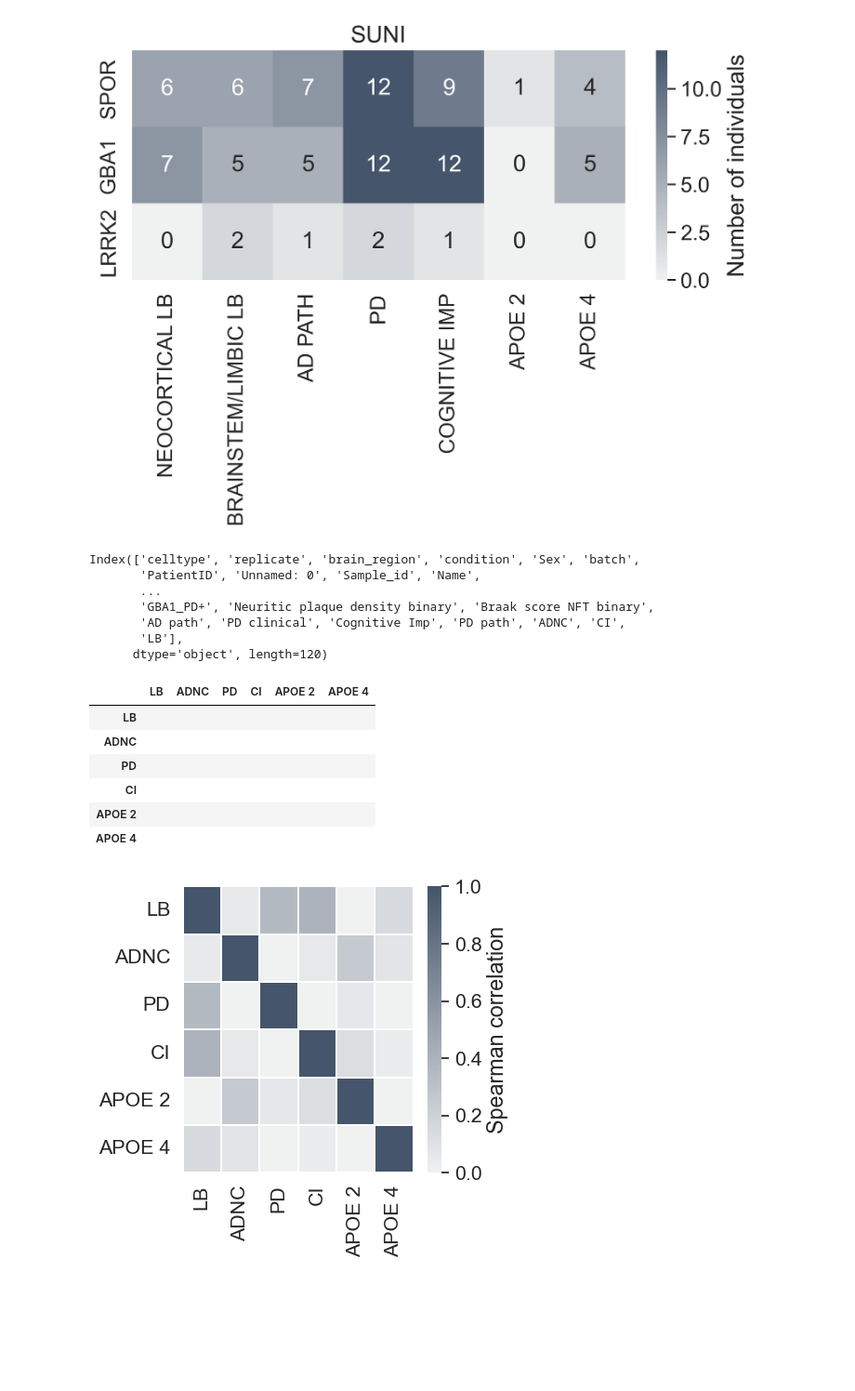
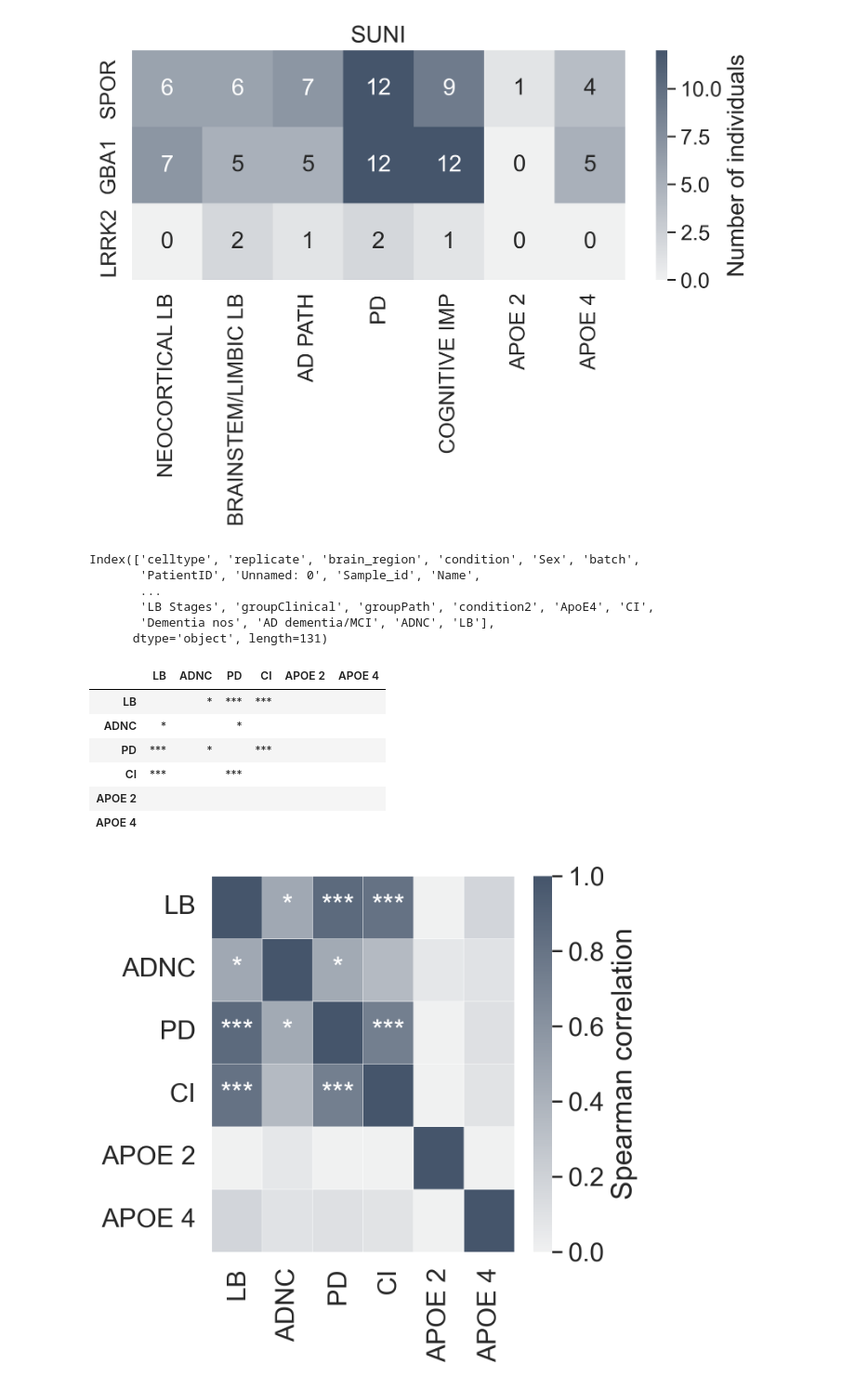
Before and after one commit to elo-nsrb/PD-epigenomic-analysis, a Jupyter notebook: src/1_ATAC-seq_cohort_overview.ipynb, the cells around one changed output. Shown at 93% size. Cells and saved outputs as stored; diff of their text form; code cells hidden in the pictures; blank space fills up the shorter version.

```diff
--- a/src/1_ATAC-seq_cohort_overview.ipynb
+++ b/src/1_ATAC-seq_cohort_overview.ipynb
@@ -4,8 +4,9 @@ import anndata as ad
 from statsmodels.stats.multitest import multipletests
 import matplotlib
 import scanpy as sc
+from scipy.stats import pearsonr, spearmanr
 from utils import *
-atac_input_file_name = "../../Cellformer/cellformer_PD/adata_deconvolution_PD_2024_trained_all_filtered_Nov24.h5ad"
+atac_input_file_name = "../../Cellformer/cellformer_PD/adata_deconvolution_PD_2024_trained_all_filtered_Jan6_lognorm_0.2.h5ad"
 outdir = "./outdir/"
 # %%
 ##Load data
@@ -255,7 +268,7 @@ adata.obs["condition"] = adata.obs["condition"].replace({"GBA1-PD+":"GBA1", "LRR
 phenotype = ["CTRL","SPOR", "GBA1",  "LRRK2"]
 # pathology = ["Neocortical LB", "Brainstem/Limbic LB","Neuritic plaque density binary", "Braak score NFT binary"]#, "xxx.obt",'xxx.brain_stem_ix_x', 'xxx.brain_stem_lc', 'xxx.bf_amygdala', 'xxx.brain_stem_sn',
            # 'xxx.bf_trans', 'xxx.bf_cing', 'xxx.nctx_temporal', 'xxx.nctx_frontal','xxx.nctx_parietal']
-functional = ["LB",  "ADNC", 'xxx.PD', "CI"]#"Neocortical LB", "Brainstem/Limbic LB",
+functional = ["LB",  "ADNC", 'xxx.PD', "CI",]#"Neocortical LB", "Brainstem/Limbic LB",
 functional2 = ["LB",  "ADNC", 'xxx.PD']
 
 func_2 = ["Dementia nos", "AD dementia/MCI"]
@@ -268,17 +281,19 @@ adata.obs["LB"] = adata.obs['xxx.Unified LB Stage'].map({"0. No Lewy bodies":0,"
                                                      "lll. Brainstem/Limbic":1,"lla. Brainstem Predominant":1,
                                                                "llb. Limbic Predominant":1}).values
 # %%
+
+meth = spearmanr
 def getpvalue(x, y):
     val_ind = np.where((x!=np.nan)&(y!=np.nan))
     x = x[val_ind]
     y = y[val_ind]
-    _, pval = spearmanr(x,y)
+    _, pval = meth(x,y)
     return pval
 def getspearman(x, y):
     val_ind = np.where((x!=np.nan)&(y!=np.nan))
     x = x[val_ind]
     y = y[val_ind]
-    sp, _ = spearmanr(x,y)
+    sp, _ = meth(x,y)
     return sp
 
 def getnum(x, y):
@@ -300,39 +315,38 @@ if True:
 
     mat = tmp.corr(method=getspearman)
     print(adata.obs.columns)
     mat = mat.loc[functional + genotype,:][ functional + genotype]
     p = p.loc[functional + genotype,:][ functional + genotype]
     mat.columns = [it.replace("xxx.","").replace("is_","").replace("_"," ").upper() for it in mat.columns.tolist()]
     p.columns = [it.replace("xxx.","").replace("is_","").replace("_"," ").upper() for it in p.columns.tolist()]
     mat.index = [it.replace("xxx.","").replace("is_","").replace("_"," ").upper() for it in mat.index.tolist()]
     p.index = [it.replace("xxx.","").replace("is_","").replace("_"," ").upper() for it in p.index.tolist()]
 
     p = p*p.shape[0]*p.shape[1]
     p = p.applymap(lambda x: ''.join(['*' for t in [.05, .01, .001] if x<=t]))
 
     sns.set(font_scale=1.4,style="white")
     fig, ax= plt.subplots(figsize=(4, 4))
     sns.heatmap(mat.T,cmap=cmap,  ax=ax, fmt="s", annot=p.T, #mat.astype(int).T,
                 cbar_kws={"label":"Spearman correlation"},vmin=0, vmax=1,
                linewidth=0.2)#, figsize=(12,12), dendrogram_ratio=0.1, cbar_kws={"label":"Pearson's R"})
     # plt.show()
 
 plt.savefig(os.path.join(outdir, "heatmap_cormidity_interaction.svg"))
 # plt.savefig(outdir + "/covariate_patient_correlation.svg")
 p
 # %% [output]
 Index(['celltype', 'replicate', 'brain_region', 'condition', 'Sex', 'batch',
        'PatientID', 'Unnamed: 0', 'Sample_id', 'Name',
        ...
-       'GBA1_PD+', 'Neuritic plaque density binary', 'Braak score NFT binary',
-       'AD path', 'PD clinical', 'Cognitive Imp', 'PD path', 'ADNC', 'CI',
-       'LB'],
-      dtype='object', length=120)
+       'LB Stages', 'groupClinical', 'groupPath', 'condition2', 'ApoE4', 'CI',
+       'Dementia nos', 'AD dementia/MCI', 'ADNC', 'LB'],
+      dtype='object', length=131)
 |  | LB | ADNC | PD | CI | APOE 2 | APOE 4 |
-| LB |  |  |  |  |  |  |
-| ADNC |  |  |  |  |  |  |
-| PD |  |  |  |  |  |  |
-| CI |  |  |  |  |  |  |
+| LB |  | * | *** | *** |  |  |
+| ADNC | * |  | * |  |  |  |
+| PD | *** | * |  | *** |  |  |
+| CI | *** |  | *** |  |  |  |
 | APOE 2 |  |  |  |  |  |  |
 | APOE 4 |  |  |  |  |  |  |
-[figure, old version]
+[figure, new version]
```
Also changed, not shown: parts of 3 cells of this notebook, 6 other files.
